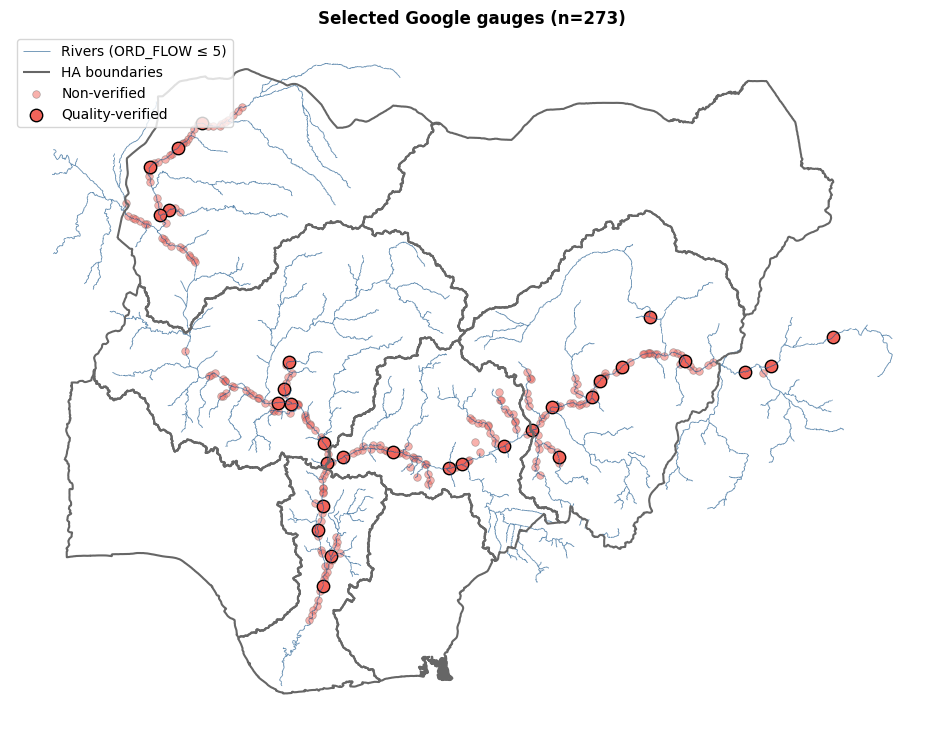
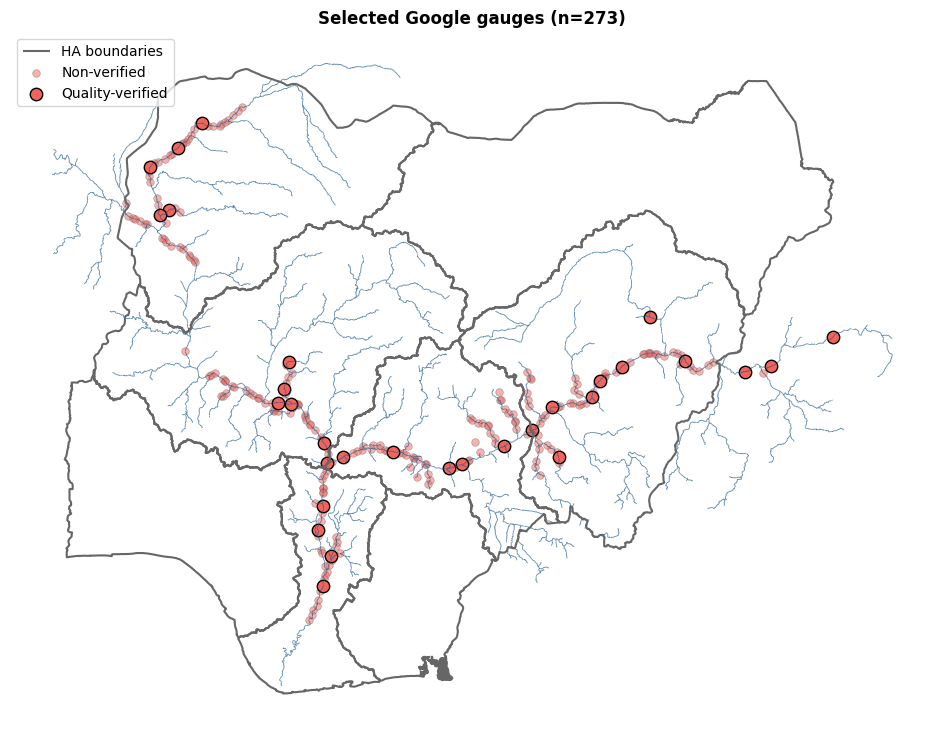
Code edit (unified diff) that turned the first committed figure into the second:
--- before
+++ after
@@ -1,5 +1,5 @@
 fig, ax = plt.subplots(figsize=(12, 9))
 
-gdf_rivers.plot(ax=ax, color="#1E5A8E", linewidth=0.6, alpha=0.7, label="Rivers (ORD_FLOW ≤ 5)")
+gdf_rivers.plot(ax=ax, color="#1E5A8E", linewidth=0.6, alpha=0.7)
 gdf_hydrological_areas.boundary.plot(ax=ax, color="#666666", linewidth=1.5, label="HA boundaries")
 gdf_gauges_sel[~gdf_gauges_sel.quality_verified].plot(
@@ -14,2 +14,3 @@
 ax.set_title(f"Selected Google gauges (n={len(gdf_gauges_sel)})", fontweight="bold")
 ax.set_axis_off()
+plt.savefig("figures/selected_gauges.png", bbox_inches="tight", dpi=300)

Commit: adjust gauge selection and compare with grdc data